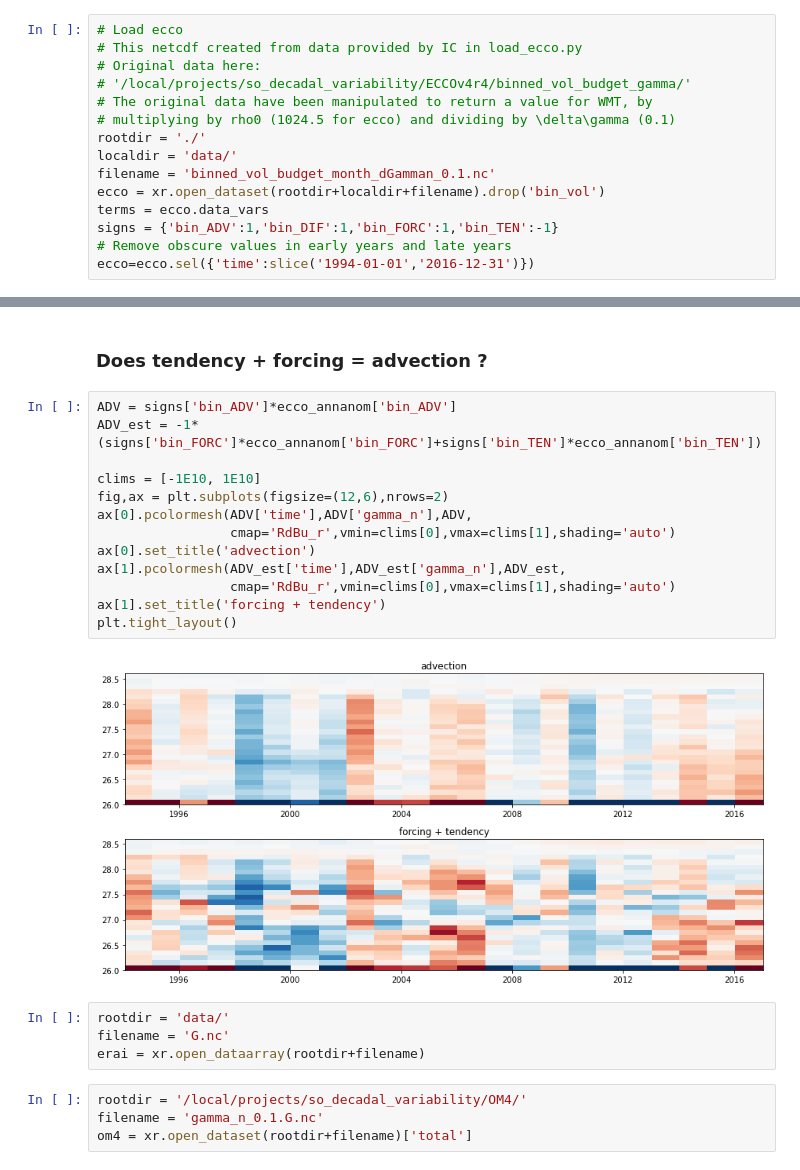
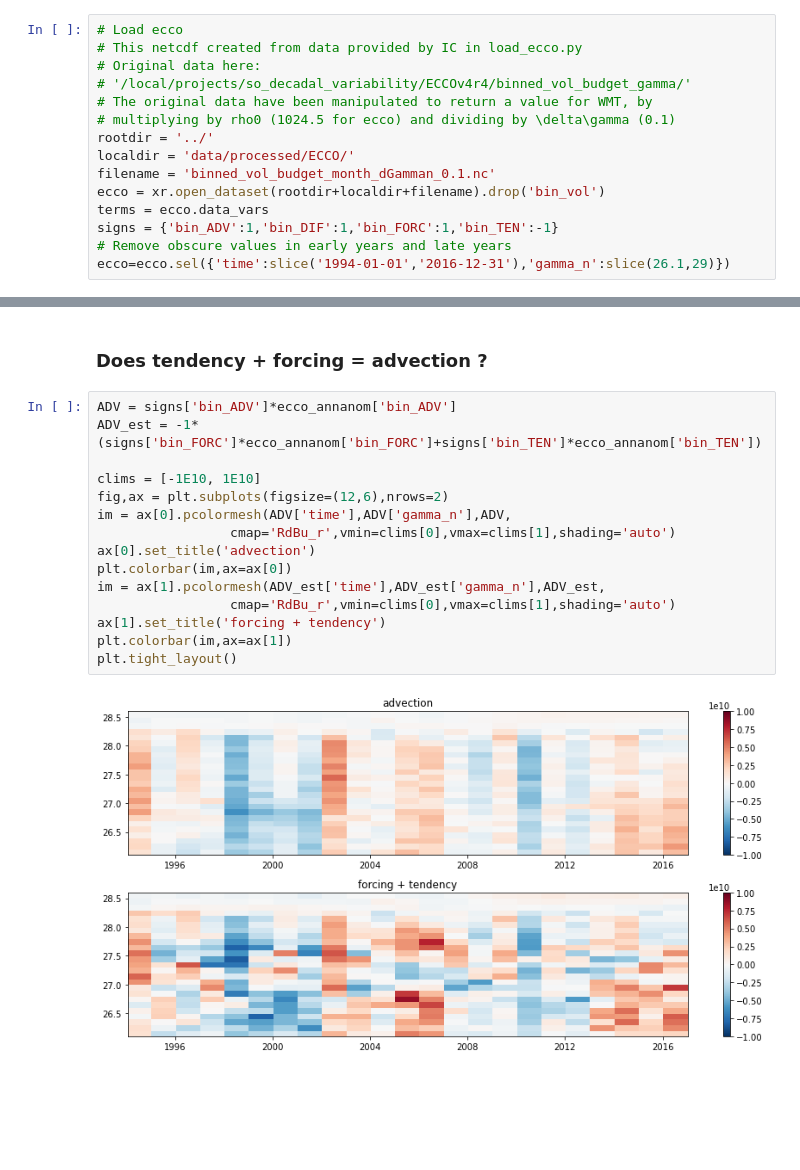
Before and after one commit to gmacgilchrist/so_decadal_variability, a Jupyter notebook: notebooks/draw_ecco.ipynb, the cells around one changed output, grey strips where cells are left out. Cells and saved outputs as stored; diff of their text form; blank space fills up the shorter version.

```diff
--- a/notebooks/draw_ecco.ipynb
+++ b/notebooks/draw_ecco.ipynb
@@ -13,14 +14,14 @@ import pandas as pd
 # '/local/projects/so_decadal_variability/ECCOv4r4/binned_vol_budget_gamma/'
 # The original data have been manipulated to return a value for WMT, by
 # multiplying by rho0 (1024.5 for ecco) and dividing by \delta\gamma (0.1)
-rootdir = './'
-localdir = 'data/'
+rootdir = '../'
+localdir = 'data/processed/ECCO/'
 filename = 'binned_vol_budget_month_dGamman_0.1.nc'
 ecco = xr.open_dataset(rootdir+localdir+filename).drop('bin_vol')
 terms = ecco.data_vars
 signs = {'bin_ADV':1,'bin_DIF':1,'bin_FORC':1,'bin_TEN':-1}
 # Remove obscure values in early years and late years
-ecco=ecco.sel({'time':slice('1994-01-01','2016-12-31')})
+ecco=ecco.sel({'time':slice('1994-01-01','2016-12-31'),'gamma_n':slice(26.1,29)})
 # %% [markdown]
 ### Full balance
 # %%
@@ -125,23 +153,17 @@ ax.legend()
 # %%
 ADV = signs['bin_ADV']*ecco_annanom['bin_ADV']
 ADV_est = -1*(signs['bin_FORC']*ecco_annanom['bin_FORC']+signs['bin_TEN']*ecco_annanom['bin_TEN'])
 
 clims = [-1E10, 1E10]
 fig,ax = plt.subplots(figsize=(12,6),nrows=2)
-ax[0].pcolormesh(ADV['time'],ADV['gamma_n'],ADV,
+im = ax[0].pcolormesh(ADV['time'],ADV['gamma_n'],ADV,
                  cmap='RdBu_r',vmin=clims[0],vmax=clims[1],shading='auto')
 ax[0].set_title('advection')
-ax[1].pcolormesh(ADV_est['time'],ADV_est['gamma_n'],ADV_est,
+plt.colorbar(im,ax=ax[0])
+im = ax[1].pcolormesh(ADV_est['time'],ADV_est['gamma_n'],ADV_est,
                  cmap='RdBu_r',vmin=clims[0],vmax=clims[1],shading='auto')
 ax[1].set_title('forcing + tendency')
+plt.colorbar(im,ax=ax[1])
 plt.tight_layout()
 # %% [output]
-[figure, old version]
+[figure, new version]
-# %%
-rootdir = 'data/'
-filename = 'G.nc'
-erai = xr.open_dataarray(rootdir+filename)
-# %%
-rootdir = '/local/projects/so_decadal_variability/OM4/'
-filename = 'gamma_n_0.1.G.nc'
-om4 = xr.open_dataset(rootdir+filename)['total']
```
Also changed, not shown: parts of 15 cells of this notebook, 14 other files.
